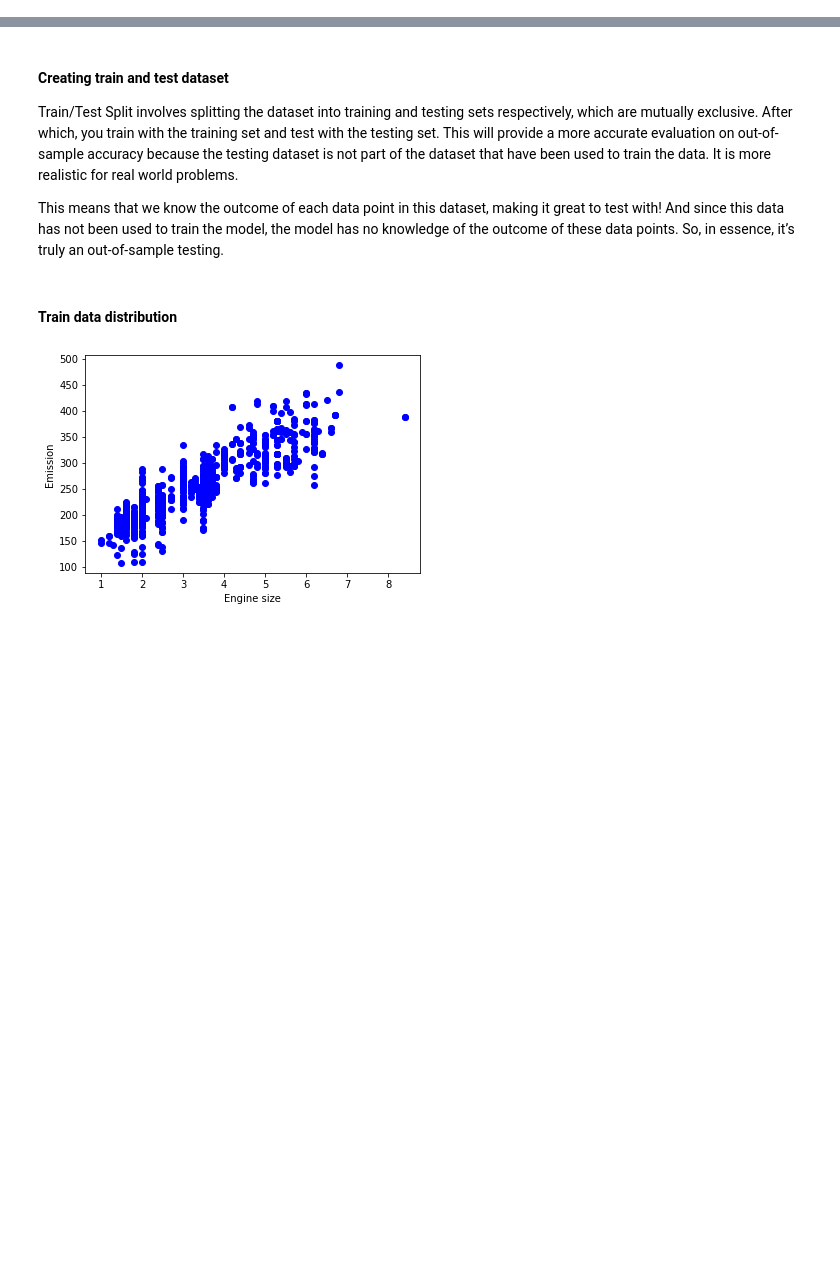
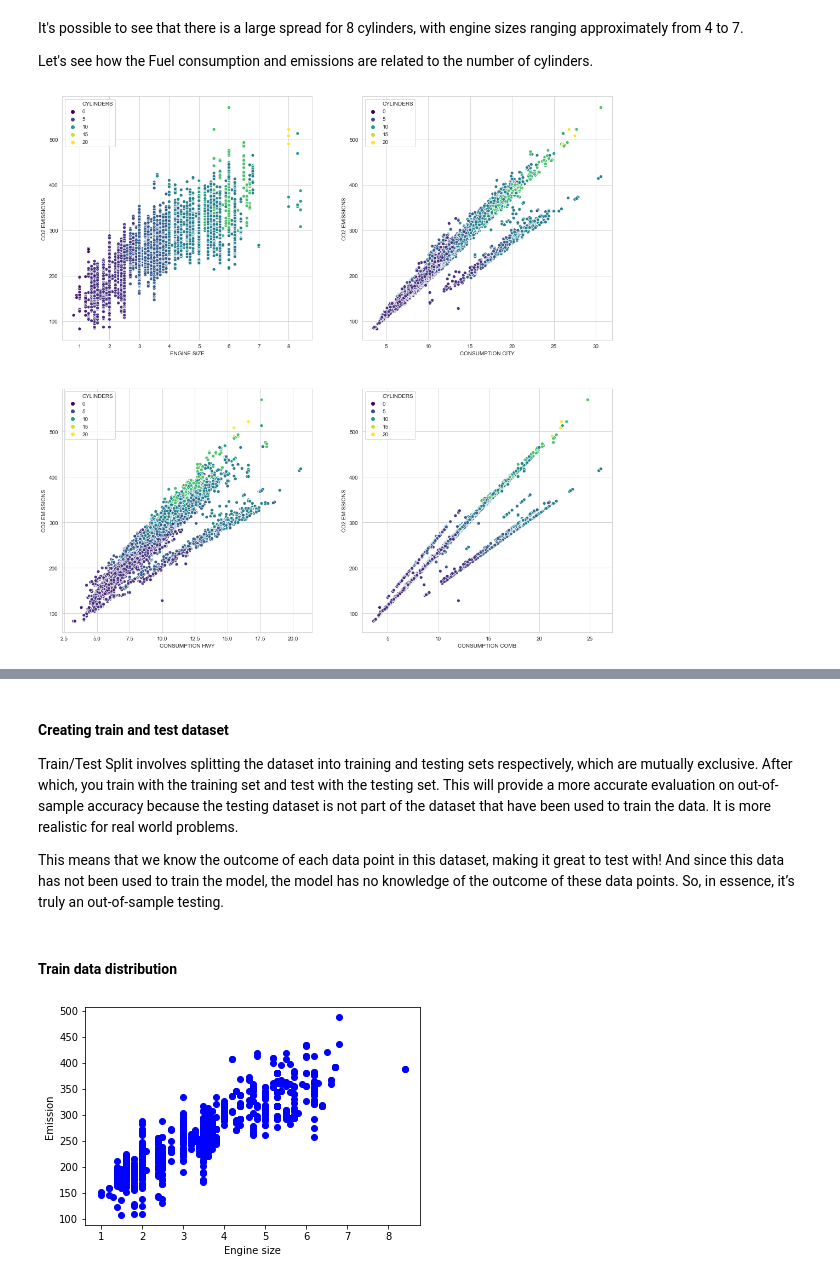
Before and after one commit to mmguimaraes/Portfolio, a Jupyter notebook: Regression/Mulitple_Linear_Regression.ipynb, the cells around one changed output, grey strips where cells are left out. Cells and saved outputs as stored; diff of their text form; code cells hidden in the pictures; blank space fills up the shorter version.

```diff
--- a/Regression/Mulitple_Linear_Regression.ipynb
+++ b/Regression/Mulitple_Linear_Regression.ipynb
@@ -105,0 +134,12 @@ plt.show()
+# %% [markdown]
+It's possible to see that there is a large spread for 8 cylinders, with engine sizes ranging approximately from 4 to 7.
+
+Let's see how the Fuel consumption and emissions are related to the number of cylinders.
+# %%
+fig, axes = plt.subplots(2, 2, figsize=(18, 18))
+sns.scatterplot(x='ENGINE SIZE',y='CO2 EMISSIONS',data=df,hue='CYLINDERS',palette='viridis',ax=axes[0,0])
+sns.scatterplot(x='CONSUMPTION CITY',y='CO2 EMISSIONS',data=df,hue='CYLINDERS',palette='viridis',ax=axes[0,1])
+sns.scatterplot(x='CONSUMPTION HWY',y='CO2 EMISSIONS',data=df,hue='CYLINDERS',palette='viridis',ax=axes[1,0])
+sns.scatterplot(x='CONSUMPTION COMB',y='CO2 EMISSIONS',data=df,hue='CYLINDERS',palette='viridis',ax=axes[1,1]);
+# %% [output]
+[figure, added]
```
Also changed, not shown: parts of 40 cells of this notebook, 15 other files.
